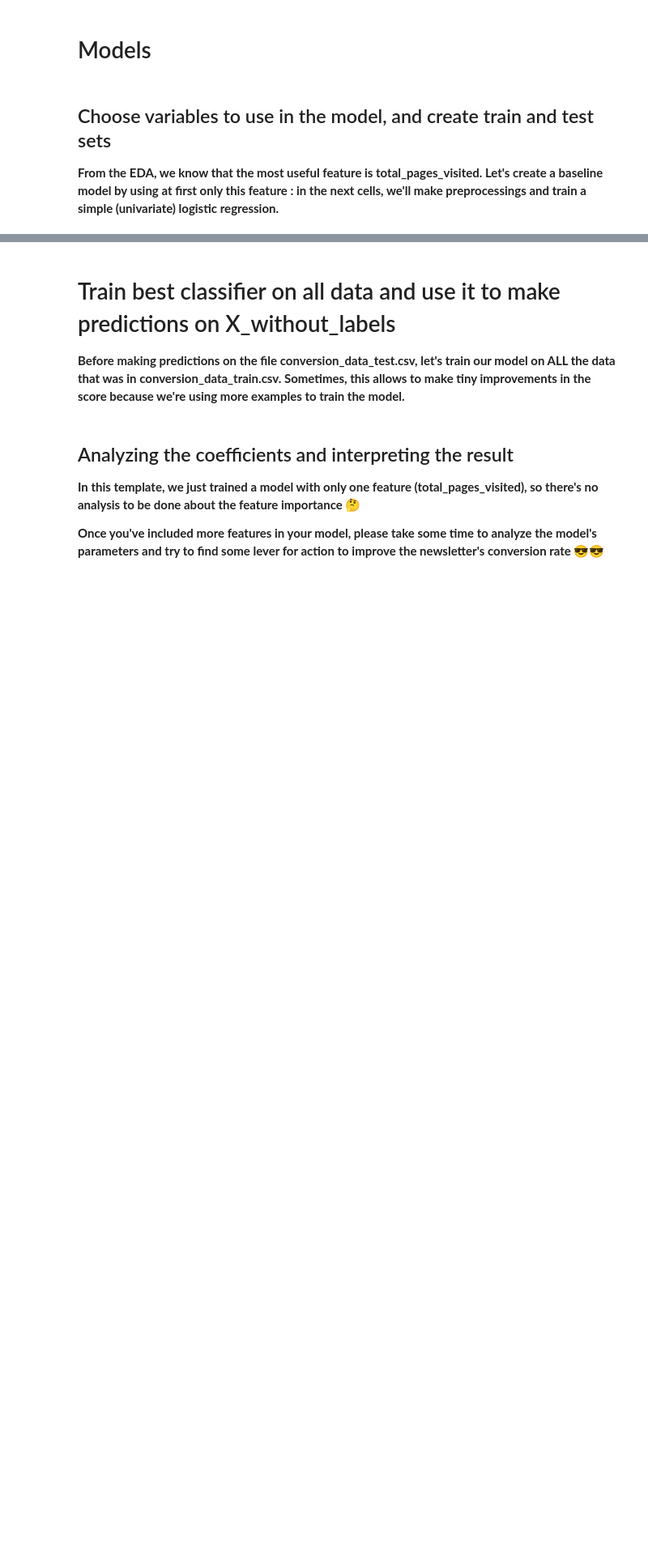
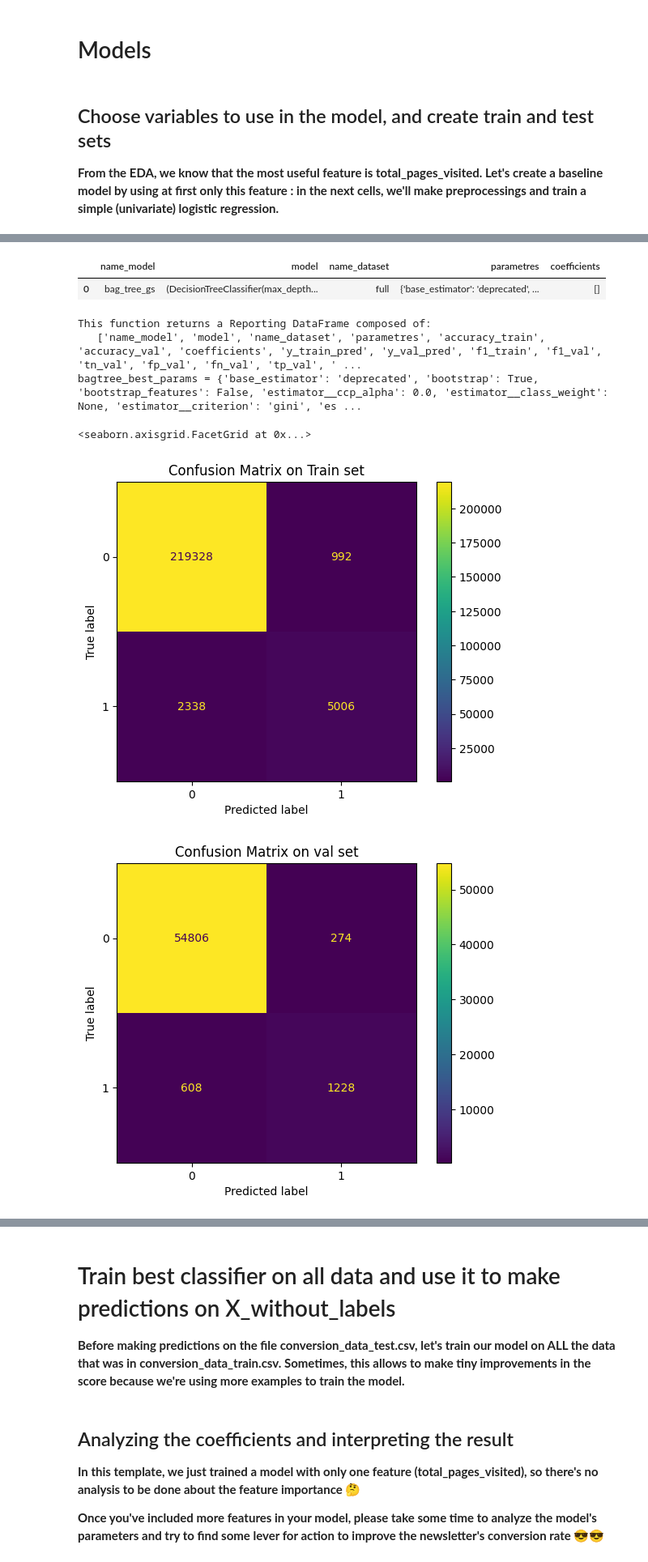
Before and after one commit to kumquat42/202311_jedha_Bloc3_ML_challenge, a Jupyter notebook: 202311_jedha_bloc3_ML_challenge.ipynb, the cells around one changed output, grey strips where cells are left out. Shown at 81% size. Cells and saved outputs as stored; diff of their text form; code cells hidden in the pictures; blank space fills up the shorter version.

```diff
--- a/202311_jedha_bloc3_ML_challenge.ipynb
+++ b/202311_jedha_bloc3_ML_challenge.ipynb
@@ -654,0 +888,27 @@ ValueError: not enough values to unpack (expected 4, got 2)
+# %%
+# Perform grid search
+decision_tree = DecisionTreeClassifier()
+bag_tree = BaggingClassifier(decision_tree)
+
+# Grid of values to be tested
+params = {
+    'base_estimator__max_depth': [2, 3, 4, 5],
+    'base_estimator__min_samples_leaf': [1, 2],
+    'base_estimator__min_samples_split': [2, 3],
+    'n_estimators': [3, 4, 5]
+}
+print(params)
+bag_tree_gs2 = GridSearchCV(bag_tree, param_grid = params, cv = 3) # cv : the number of folds to be used for CV
+bag_tree_gs2.fit(X_train, y_train)
+
+bag_tree_gs2 = model_scores('bag_tree_gs', bag_tree_gs2.best_estimator_, 'full')
+
+final_scoring= pd.concat([final_scoring,bag_tree_gs2])
+print(f'bagtree_best_params = {bag_tree_gs2.parametres[0]}')
+
+#1. 'estimator__criterion': 'gini', estimator__max_depth': 3, 'estimator__min_samples_leaf': 1, 'estimator__min_samples_split': 2, 'n_estimators': 4
+# 2estimator__criterion': 'gini', 'estimator__max_depth': 5,'estimator__min_samples_leaf': 1, 'estimator__min_samples_split': 3, 'n_estimators': 3
+# les 2 sont identiques....
+
+sns.catplot(x = final_scoring['name_model'], y = final_scoring['f1_val'], kind = 'bar')
+# %% [output]
@@ -654,0 +958,8 @@ ValueError: not enough values to unpack (expected 4, got 2)
+|  | name_model | model | name_dataset | parametres | coefficients |
+| 0 | bag_tree_gs | (DecisionTreeClassifier(max_depth... | full | {'base_estimator': 'deprecated', ... | [] |
+This function returns a Reporting DataFrame composed of:
+   ['name_model', 'model', 'name_dataset', 'parametres', 'accuracy_train', 'accuracy_val', 'coefficients', 'y_train_pred', 'y_val_pred', 'f1_train', 'f1_val', 'tn_val', 'fp_val', 'fn_val', 'tp_val', ' ...
+bagtree_best_params = {'base_estimator': 'deprecated', 'bootstrap': True, 'bootstrap_features': False, 'estimator__ccp_alpha': 0.0, 'estimator__class_weight': None, 'estimator__criterion': 'gini', 'es ...
+<seaborn.axisgrid.FacetGrid at 0x...>
+[figure, added]
+[figure, added]
```
Also changed, not shown: parts of 41 cells of this notebook, 3 other files.
